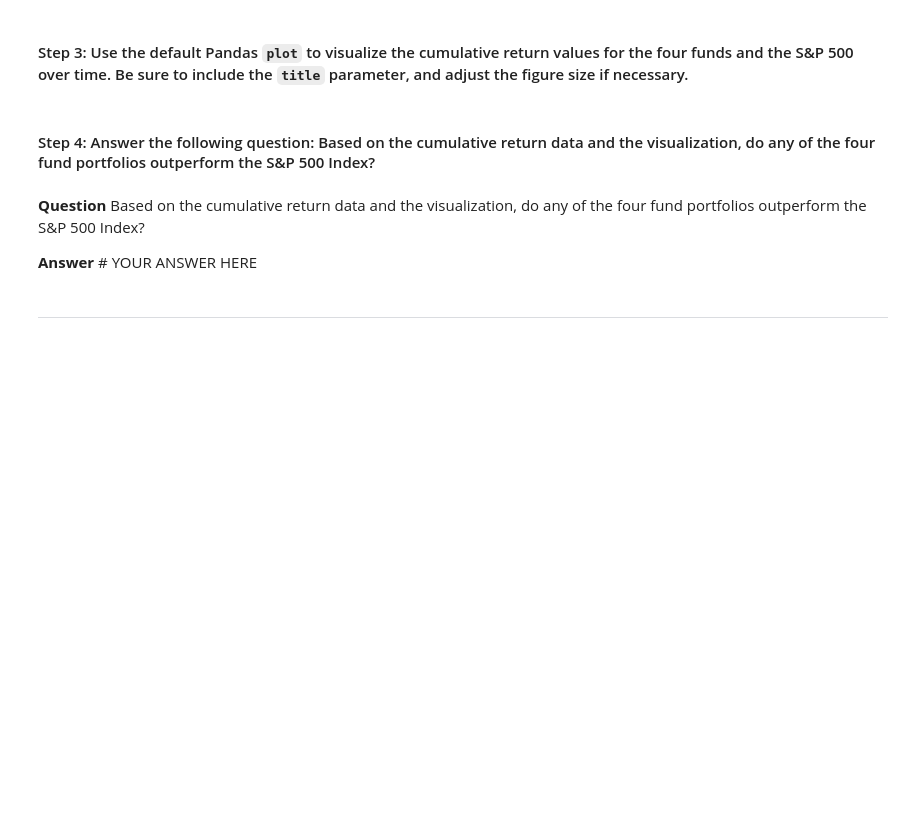
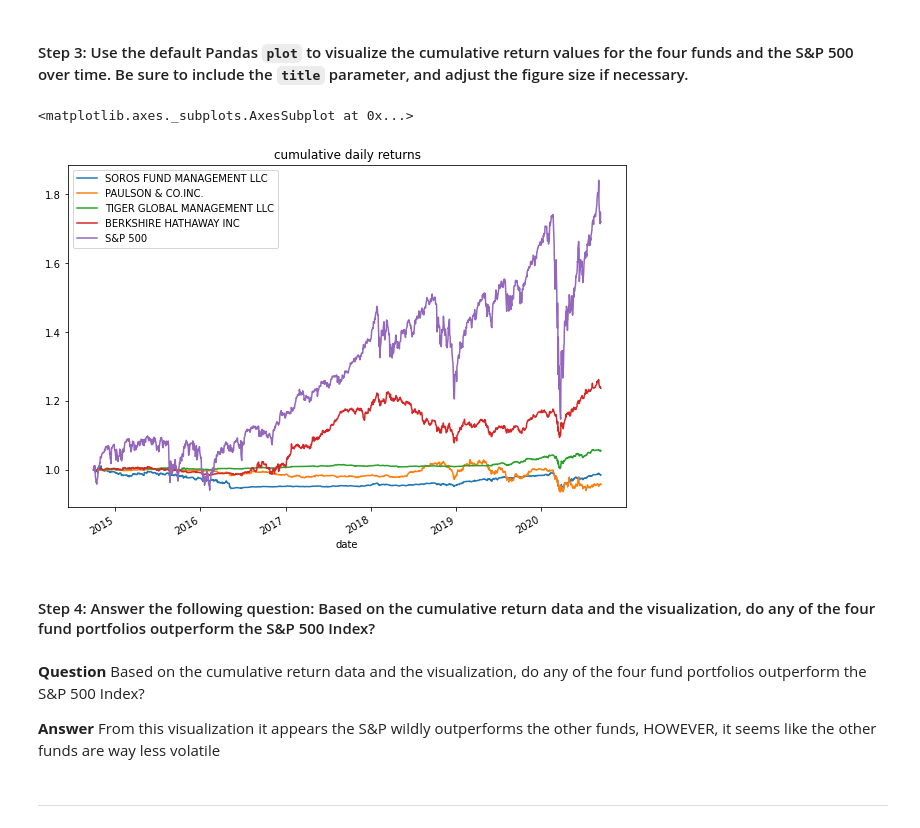
Before and after one commit to willco-1/analyizing-risk-return-challenge, a Jupyter notebook: risk_return_analysis.ipynb, the cells around one changed output. Cells and saved outputs as stored; diff of their text form; code cells hidden in the pictures; blank space fills up the shorter version.

```diff
--- a/risk_return_analysis.ipynb
+++ b/risk_return_analysis.ipynb
@@ -137,4 +162,5 @@ Analyze the data to determine if any of the portfolios outperform the broader st
 # %%
 # Calculate and plot the cumulative returns of the 4 fund portfolios and the S&P 500
 # Review the last 5 rows of the cumulative returns DataFrame
-# YOUR CODE HERE
+cum_daily_returns = (1 + whale_daily_returns).cumprod()
+cum_daily_returns.tail()
@@ -143,13 +177,16 @@ Analyze the data to determine if any of the portfolios outperform the broader st
 # %%
 # Visualize the cumulative returns using the Pandas plot function
 # Include a title parameter and adjust the figure size
-# YOUR CODE HERE
+cum_daily_returns.plot(figsize=(10,7), title='cumulative daily returns')
+# %% [output]
+<matplotlib.axes._subplots.AxesSubplot at 0x...>
+[figure, added]
 # %% [markdown]
 #### Step 4: Answer the following question: Based on the cumulative return data and the visualization, do any of the four fund portfolios outperform the S&P 500 Index?
 # %% [markdown]
 **Question** Based on the cumulative return data and the visualization, do any of the four fund portfolios outperform the S&P 500 Index?
 
-**Answer** # YOUR ANSWER HERE
+**Answer** From this visualization it appears the S&P wildly outperforms the other funds, HOWEVER, it seems like the other funds are way less volatile
 # %% [markdown]
 ---
 # %% [markdown]
```
Also changed, not shown: parts of 18 cells of this notebook, 1 other file.
